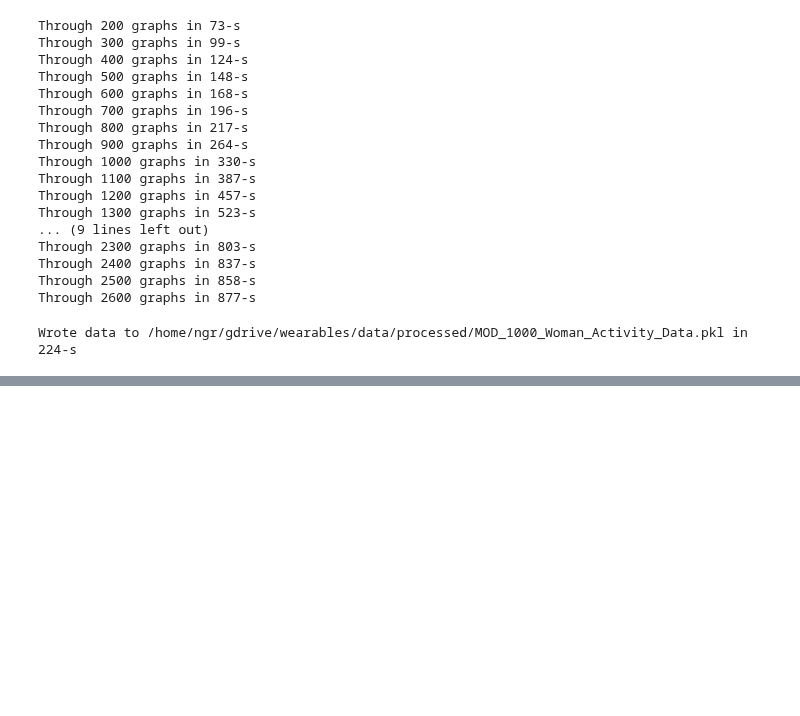
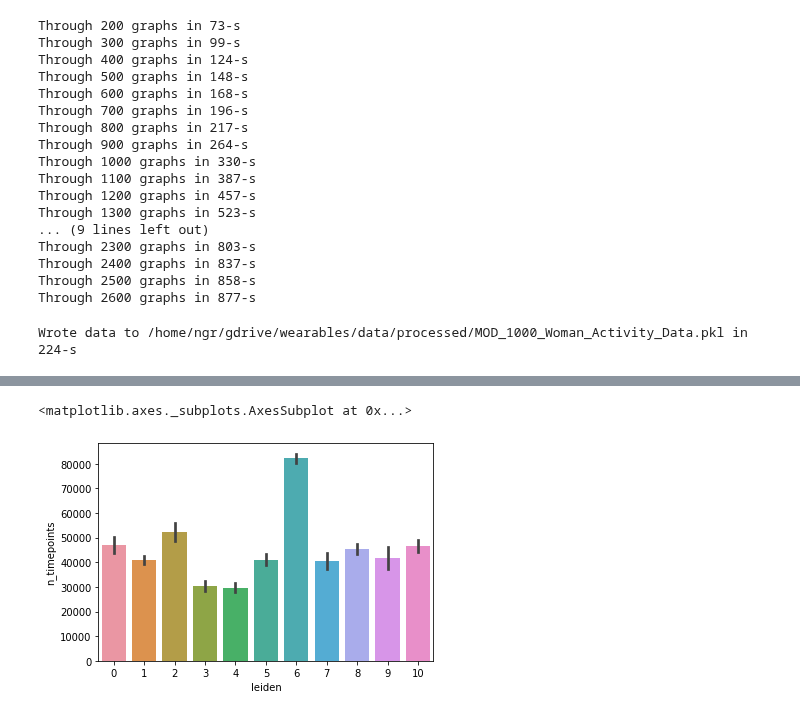
Before and after one commit to nealgravindra/wearables, a Jupyter notebook: notebooks/viz_data.ipynb, the cells around one changed output, grey strips where cells are left out. Cells and saved outputs as stored; diff of their text form; code cells hidden in the pictures; blank space fills up the shorter version.

```diff
--- a/notebooks/viz_data.ipynb
+++ b/notebooks/viz_data.ipynb
@@ -146,0 +186,5 @@ pkl_that({'y':md, 'X':X}, '/home/ngr/gdrive/wearables/data/processed/MOD1k_GAact
+# %%
+sns.barplot(x='leiden', y='n_timepoints', data=adata.obs)
+# %% [output]
+<matplotlib.axes._subplots.AxesSubplot at 0x...>
+[figure, added]
```
Also changed, not shown: parts of 32 cells of this notebook.
